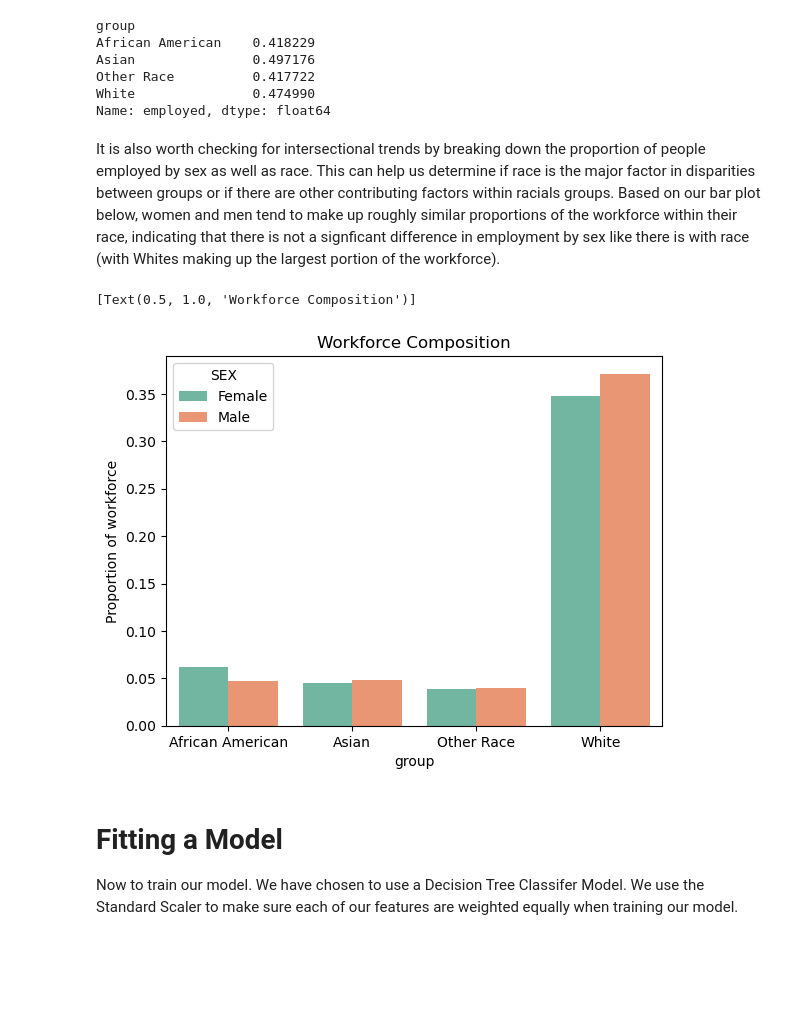
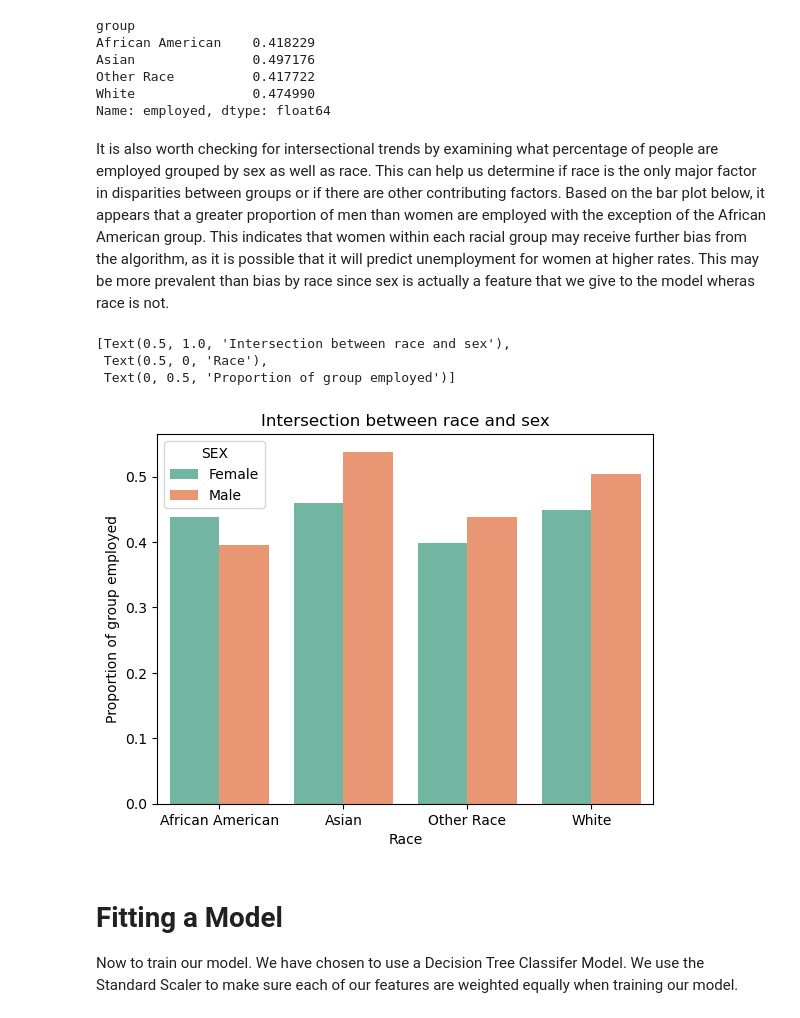
Before and after one commit to omar-armbruster/omar-armbruster.github.io, a Jupyter notebook: posts/auditing-bias/index.ipynb, the cells around one changed output. Drawn from its saved outputs; the diff is of its cells as text; code cells hidden in the pictures; blank space fills up the shorter version.

```diff
--- a/posts/auditing-bias/index.ipynb
+++ b/posts/auditing-bias/index.ipynb
@@ -163,21 +164,23 @@ Other Race          0.417722
 White               0.474990
 Name: employed, dtype: float64
 # %% [markdown]
-It is also worth checking for intersectional trends by breaking down the proportion of people employed by sex as well as race. This can help us determine if race is the major factor in disparities between groups or if there are other contributing factors within racials groups. Based on our bar plot below, women and men tend to make up roughly similar proportions of the workforce within their race, indicating that there is not a signficant difference in employment by sex like there is with race (with Whites making up the largest portion of the workforce).
+It is also worth checking for intersectional trends by examining what percentage of people are employed grouped by sex as well as race. This can help us determine if race is the only major factor in disparities between groups or if there are other contributing factors. Based on the bar plot below, it appears that a greater proportion of men than women are employed with the exception of the African American group. This indicates that women within each racial group may receive further bias from the algorithm, as it is possible that it will predict unemployment for women at higher rates. This may be more prevalent than bias by race since sex is actually a feature that we give to the model wheras race is not.
 # %%
 import seaborn as sns
 import seaborn.objects as so
 
-prop = (df_train[df_train['employed'] == 1].groupby(['group', 'SEX']).size()/df_train[df_train['employed'] == 1].shape[0]).reset_index(name = 'Proportion of workforce')
+prop = (df_train[df_train['employed'] == 1].groupby(['group', 'SEX']).size()/df_train.groupby(['group', 'SEX']).size()).reset_index(name = 'p')
 p1 = sns.barplot(data = prop,
                  x = 'group',
-                 y = 'Proportion of workforce',
+                 y = 'p',
                  hue = 'SEX',
                  palette='Set2')
-p1.set(title = 'Workforce Composition')
+p1.set(title = 'Intersection between race and sex', xlabel = 'Race', ylabel = 'Proportion of group employed')
 # %% [output]
-[Text(0.5, 1.0, 'Workforce Composition')]
+[Text(0.5, 1.0, 'Intersection between race and sex'),
+ Text(0.5, 0, 'Race'),
+ Text(0, 0.5, 'Proportion of group employed')]
-[figure, old version]
+[figure, new version]
 # %% [markdown]
 # Fitting a Model
 Now to train our model. We have chosen to use a Decision Tree Classifer Model. We use the Standard Scaler to make sure each of our features are weighted equally when training our model.
```
Also changed, not shown: parts of 13 cells of this notebook, 2 other files.
